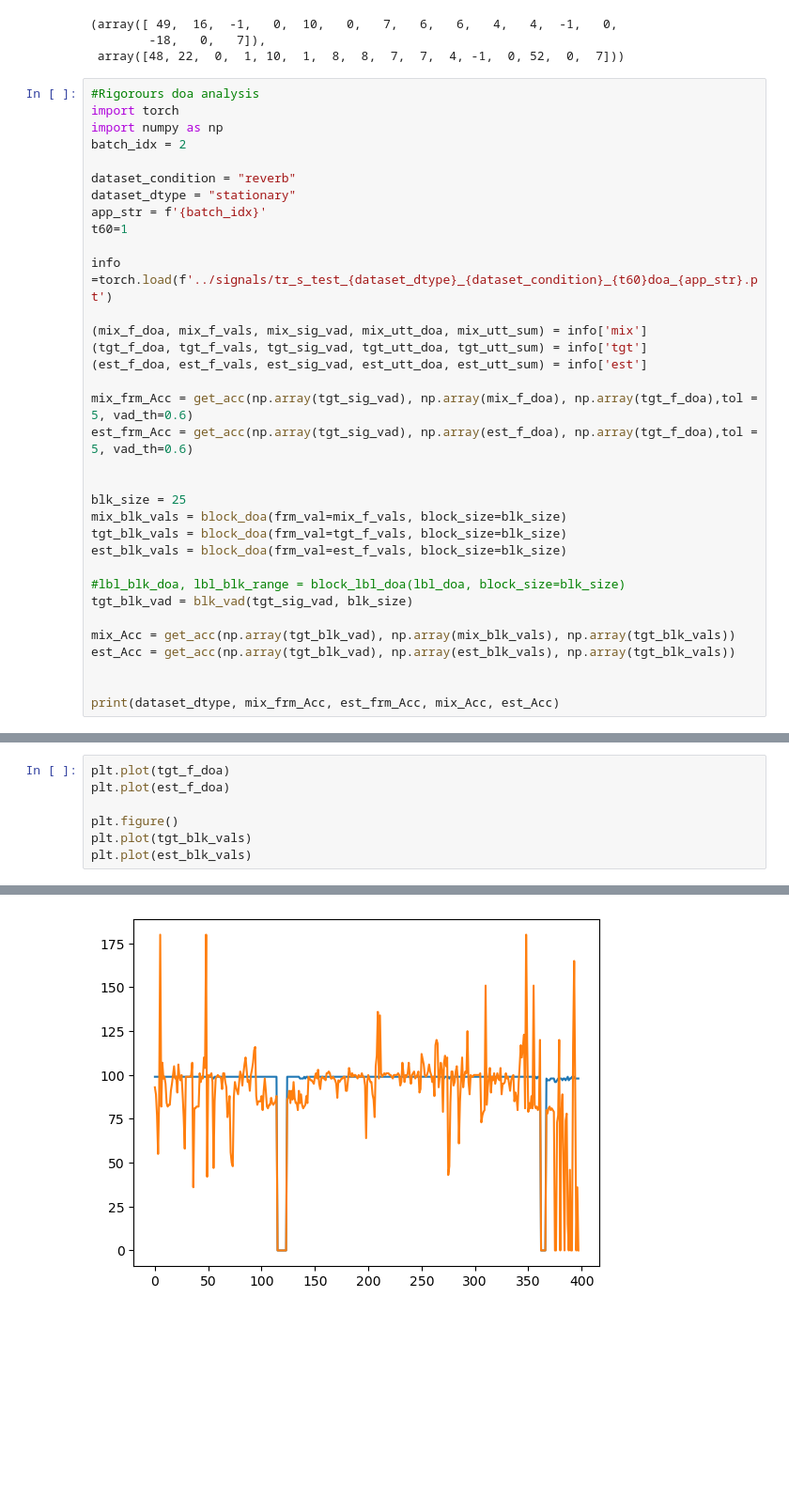
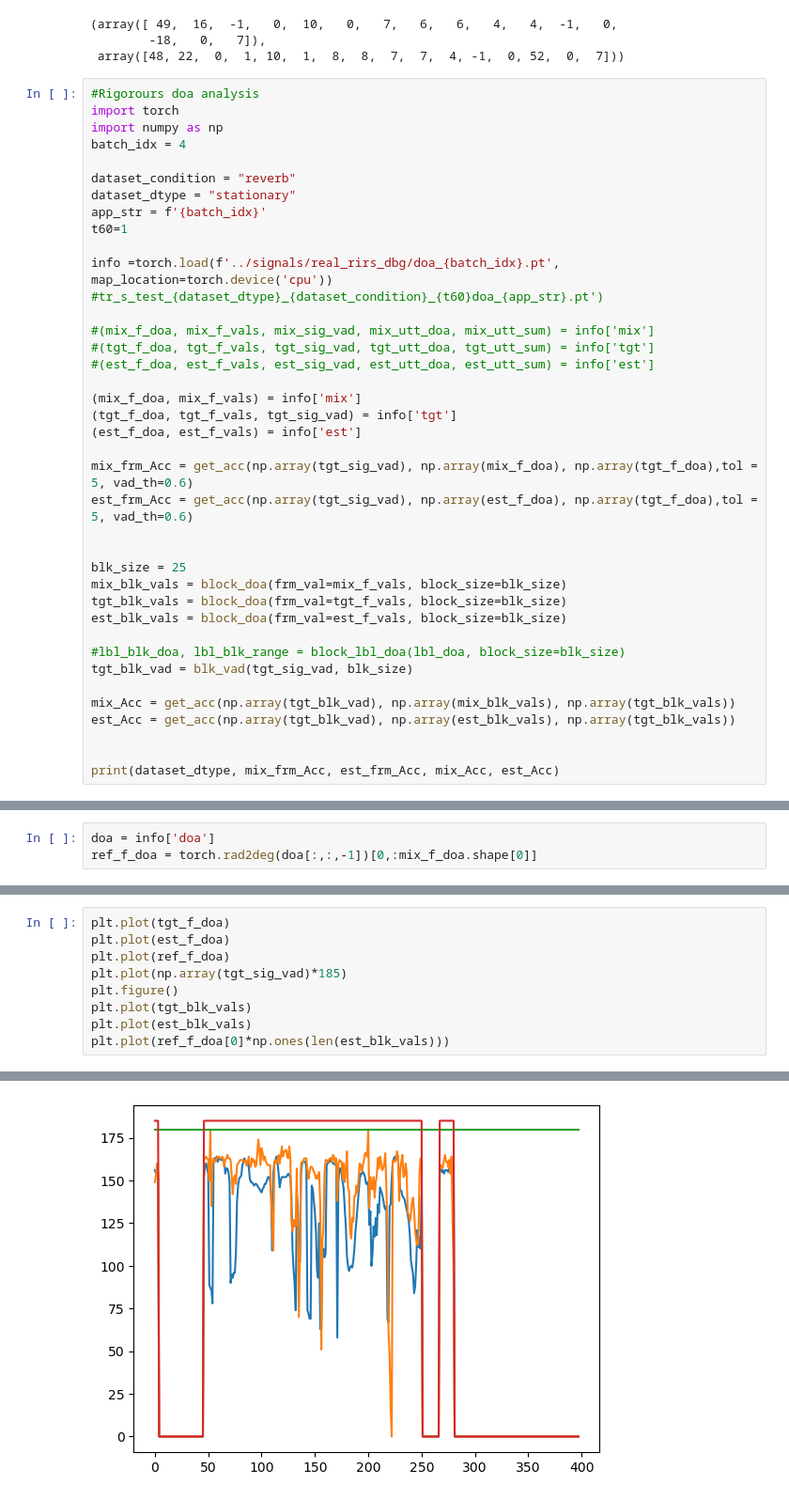
Before and after one commit to ssnani/Code, a Jupyter notebook: blk_doa.ipynb, the cells around one changed output, grey strips where cells are left out. Shown at 94% size. Drawn from its saved outputs; the diff is of its cells as text; blank space fills up the shorter version.

Commit message:
Real RIR changes

```diff
--- a/blk_doa.ipynb
+++ b/blk_doa.ipynb
@@ -333,18 +333,22 @@ np.array(tgt_blk_vals)-np.array(mvng_est_blk_vals), np.array(tgt_blk_vals)-np.ar
 #Rigorours doa analysis
 import torch
 import numpy as np
-batch_idx = 2
+batch_idx = 4
 
 dataset_condition = "reverb"
 dataset_dtype = "stationary"
 app_str = f'{batch_idx}'
 t60=1
 
-info =torch.load(f'../signals/tr_s_test_{dataset_dtype}_{dataset_condition}_{t60}doa_{app_str}.pt')
+info =torch.load(f'../signals/real_rirs_dbg/doa_{batch_idx}.pt', map_location=torch.device('cpu')) #tr_s_test_{dataset_dtype}_{dataset_condition}_{t60}doa_{app_str}.pt')
 
-(mix_f_doa, mix_f_vals, mix_sig_vad, mix_utt_doa, mix_utt_sum) = info['mix']
-(tgt_f_doa, tgt_f_vals, tgt_sig_vad, tgt_utt_doa, tgt_utt_sum) = info['tgt']
-(est_f_doa, est_f_vals, est_sig_vad, est_utt_doa, est_utt_sum) = info['est']
+#(mix_f_doa, mix_f_vals, mix_sig_vad, mix_utt_doa, mix_utt_sum) = info['mix']
+#(tgt_f_doa, tgt_f_vals, tgt_sig_vad, tgt_utt_doa, tgt_utt_sum) = info['tgt']
+#(est_f_doa, est_f_vals, est_sig_vad, est_utt_doa, est_utt_sum) = info['est']
+
+(mix_f_doa, mix_f_vals) = info['mix']
+(tgt_f_doa, tgt_f_vals, tgt_sig_vad) = info['tgt']
+(est_f_doa, est_f_vals) = info['est']
 
 mix_frm_Acc = get_acc(np.array(tgt_sig_vad), np.array(mix_f_doa), np.array(tgt_f_doa),tol = 5, vad_th=0.6)
 est_frm_Acc = get_acc(np.array(tgt_sig_vad), np.array(est_f_doa), np.array(tgt_f_doa),tol = 5, vad_th=0.6)
@@ -367,0 +372,3 @@ stationary 0.4192708333333333 0.4973958333333333 0.875 0.8125
+# %%
+doa = info['doa']
+ref_f_doa = torch.rad2deg(doa[:,:,-1])[0,:mix_f_doa.shape[0]]
@@ -368,10 +382,12 @@ stationary 0.4192708333333333 0.4973958333333333 0.875 0.8125
 # %%
 plt.plot(tgt_f_doa)
 plt.plot(est_f_doa)
-
+plt.plot(ref_f_doa)
+plt.plot(np.array(tgt_sig_vad)*185)
 plt.figure()
 plt.plot(tgt_blk_vals)
 plt.plot(est_blk_vals)
+plt.plot(ref_f_doa[0]*np.ones(len(est_blk_vals)))
 # %% [output]
 [<matplotlib.lines.Line2D at 0x...>]
-[figure, old version]
+[figure, new version]
```
Also changed, not shown: parts of 6 cells of this notebook, 6 other files.
